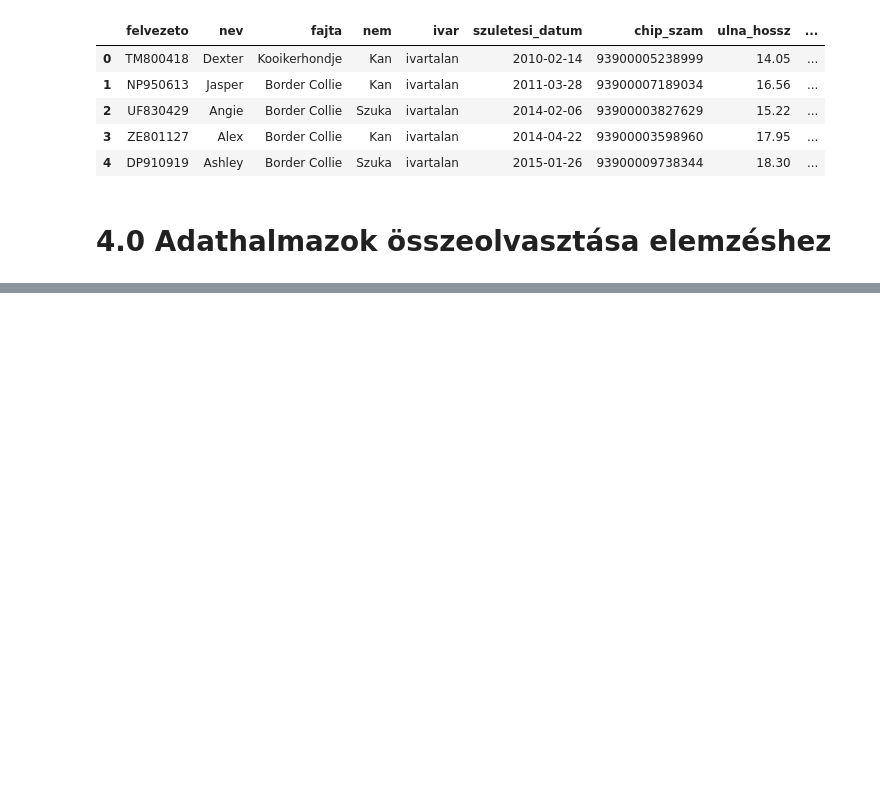
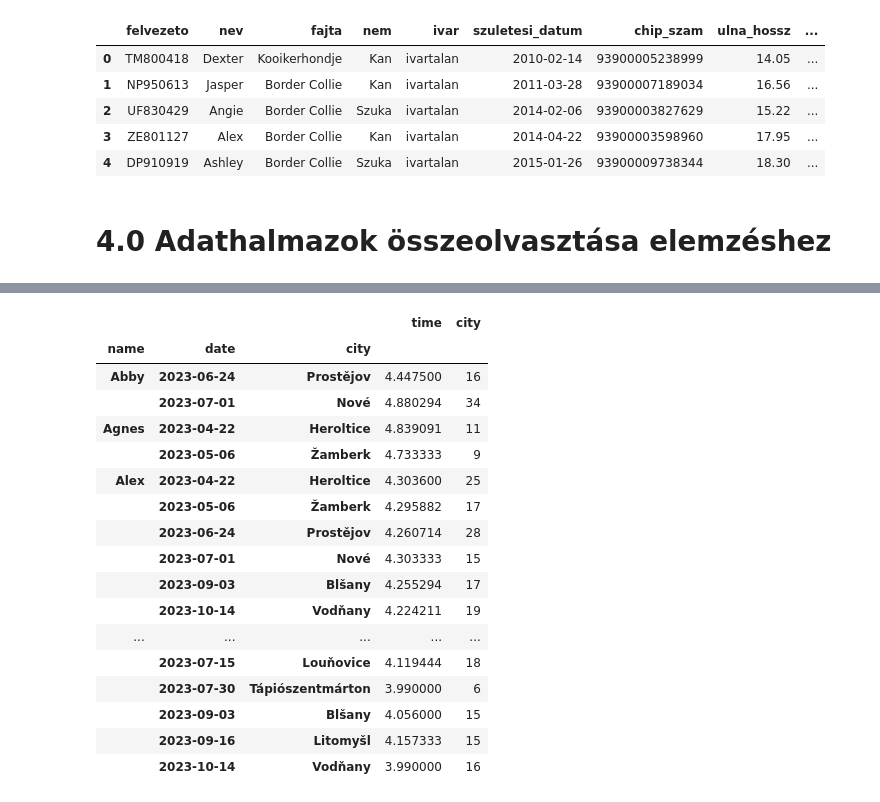
Before and after one commit to datavers/FlyBall, a Jupyter notebook: Flyball.ipynb, the cells around one changed output, grey strips where cells are left out. Cells and saved outputs as stored; diff of their text form; code cells hidden in the pictures; blank space fills up the shorter version.

```diff
--- a/Flyball.ipynb
+++ b/Flyball.ipynb
@@ -735,0 +976,26 @@ dogs.head()
+# %%
+df_merged_wo_time_error.groupby(['name','date', 'city']).agg(
+    {
+        'time' : 'mean',
+        'city' : 'count'
+    }
+)
+# %% [output]
+|  |  |  | time | city |
+| name | date | city |  |  |
+| Abby | 2023-06-24 | Prostějov | 4.447500 | 16 |
+|  | 2023-07-01 | Nové | 4.880294 | 34 |
+| Agnes | 2023-04-22 | Heroltice | 4.839091 | 11 |
+|  | 2023-05-06 | Žamberk | 4.733333 | 9 |
+| Alex | 2023-04-22 | Heroltice | 4.303600 | 25 |
+|  | 2023-05-06 | Žamberk | 4.295882 | 17 |
+|  | 2023-06-24 | Prostějov | 4.260714 | 28 |
+|  | 2023-07-01 | Nové | 4.303333 | 15 |
+|  | 2023-09-03 | Blšany | 4.255294 | 17 |
+|  | 2023-10-14 | Vodňany | 4.224211 | 19 |
+| ... | ... | ... | ... | ... |
+|  | 2023-07-15 | Louňovice | 4.119444 | 18 |
+|  | 2023-07-30 | Tápiószentmárton | 3.990000 | 6 |
+|  | 2023-09-03 | Blšany | 4.056000 | 15 |
+|  | 2023-09-16 | Litomyšl | 4.157333 | 15 |
+|  | 2023-10-14 | Vodňany | 3.990000 | 16 |
```
Also changed, not shown: parts of 28 cells of this notebook.
